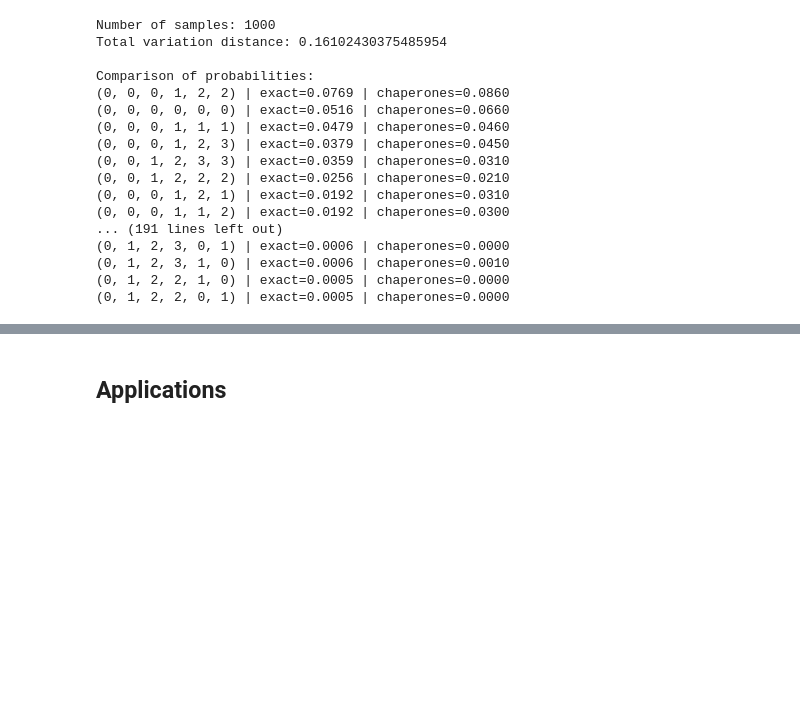
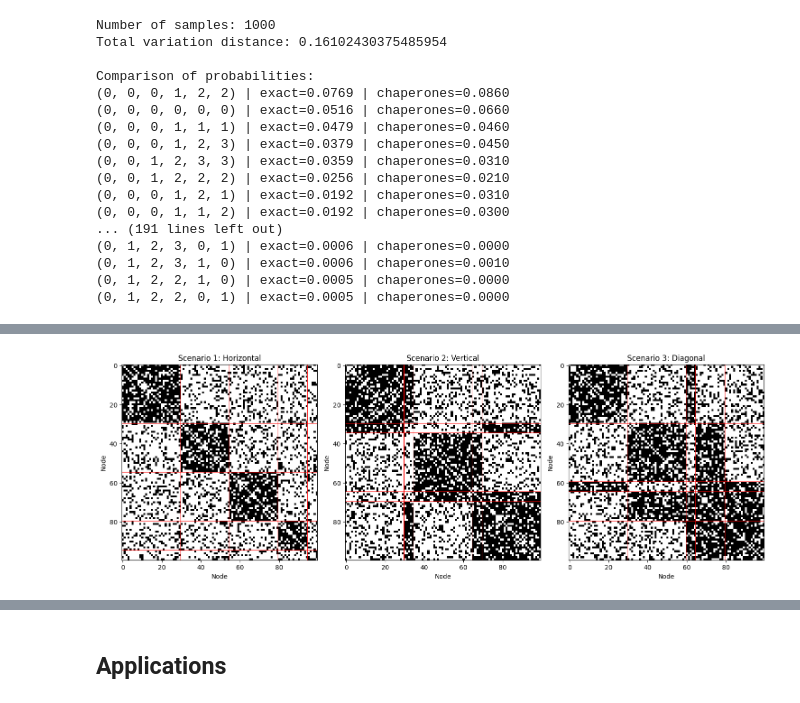
Before and after one commit to cnosa/blockregressiondynamicsnetwork, a Jupyter notebook: SSBM.ipynb, the cells around one changed output, grey strips where cells are left out. Cells and saved outputs as stored; diff of their text form; code cells hidden in the pictures; blank space fills up the shorter version.

```diff
--- a/SSBM.ipynb
+++ b/SSBM.ipynb
@@ -1299,0 +1532,27 @@ Comparison of probabilities:
+# %%
+
+# ============================================================
+# VISUALIZE THE THREE ADJACENCY MATRICES
+# ============================================================
+
+fig, axes = plt.subplots(1, 3, figsize=(15, 5))
+
+for ax, (name, (_, Y, z)) in zip(axes, networks.items()):
+
+    ax.imshow(Y, cmap="Greys", interpolation="none", vmin=0, vmax=1)
+
+    ax.set_title(name)
+    ax.set_xlabel("Node")
+    ax.set_ylabel("Node")
+
+    # Block boundaries
+    boundaries = np.where(np.diff(z) != 0)[0] + 0.5
+
+    for boundary in boundaries:
+        ax.axhline(boundary, color="red", linewidth=0.8)
+        ax.axvline(boundary, color="red", linewidth=0.8)
+
+plt.tight_layout()
+plt.show()
+# %% [output]
+[figure, added]
```
Also changed, not shown: parts of 20 cells of this notebook, 2 other files.
